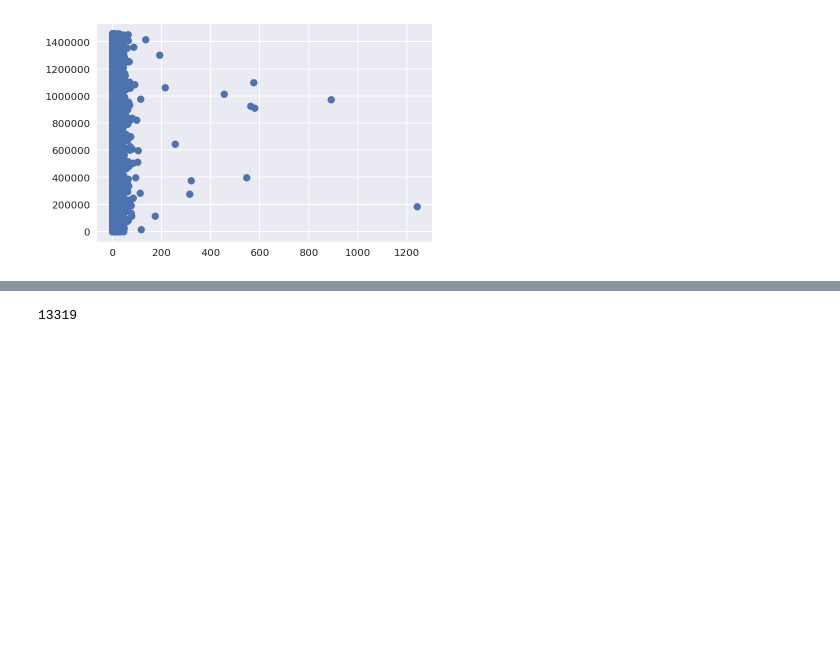
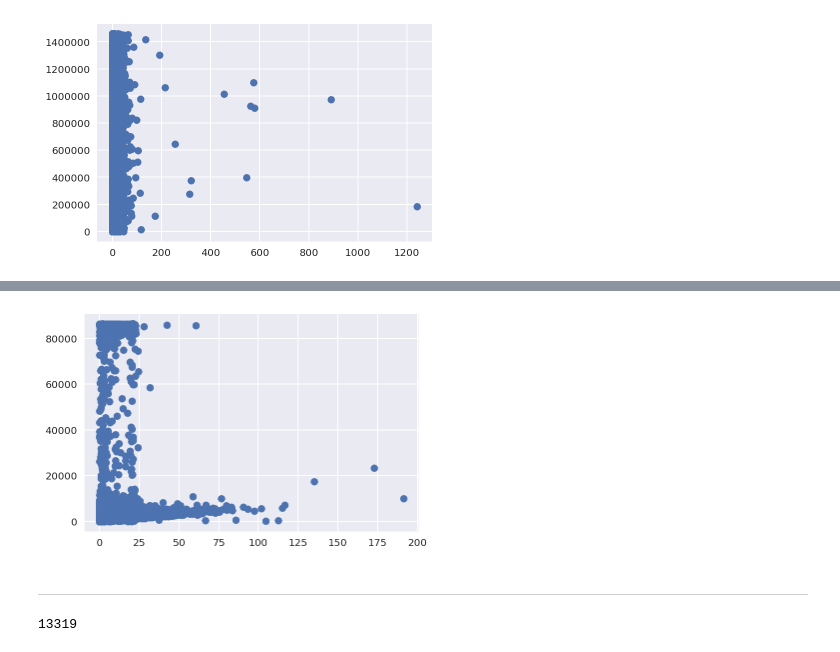
Before and after one commit to Moons08/dss-project-taxi, a Jupyter notebook: Mk/EDA_mk.ipynb, the cells around one changed output, grey strips where cells are left out. Cells and saved outputs as stored; diff of their text form; code cells hidden in the pictures; blank space fills up the shorter version.

```diff
--- a/Mk/EDA_mk.ipynb
+++ b/Mk/EDA_mk.ipynb
@@ -237,0 +264,4 @@ taxi[taxi['dist']>800]
+# %%
+target = (taxi['dist'] > 150) & (taxi['trip_duration'] < 6000)
+taxi = taxi[~target]
+taxi.reset_index().tail()  #  제거!
@@ -238,3 +275,10 @@ taxi[taxi['dist']>800]
+# %%
+plt.scatter(taxi['dist'], taxi['trip_duration']) # duration 대비
+plt.show() # not enough
+# %% [output]
+[figure, added]
+# %% [markdown]
+---
 # %%
 len(taxi['dist'][taxi['dist'] < 0.1])  #100m 이하
 # %% [output]
```
Also changed, not shown: parts of 37 cells of this notebook.
